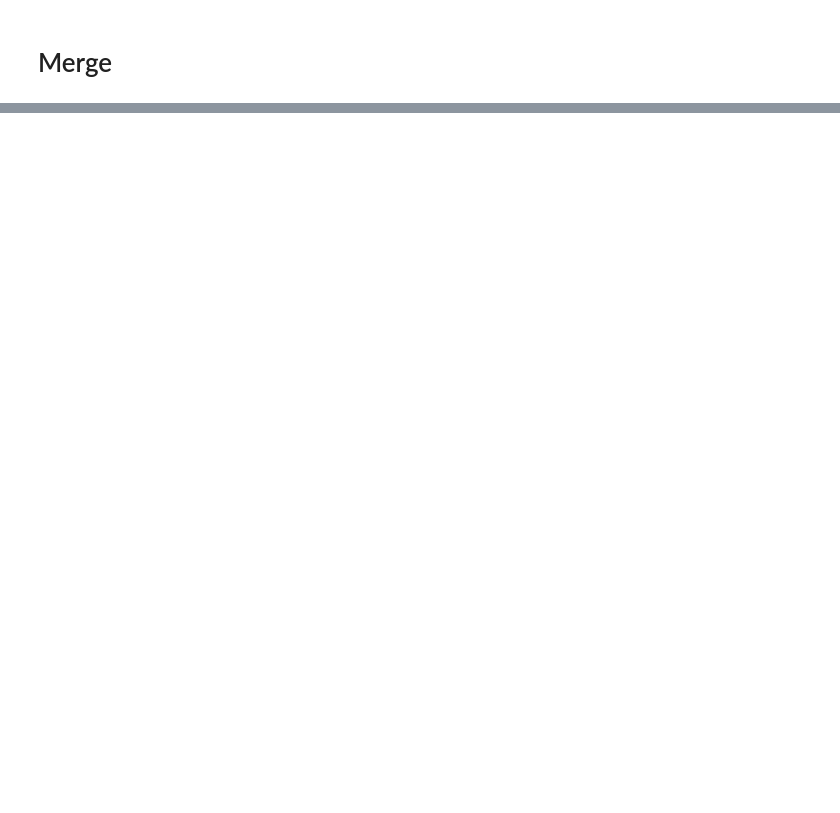
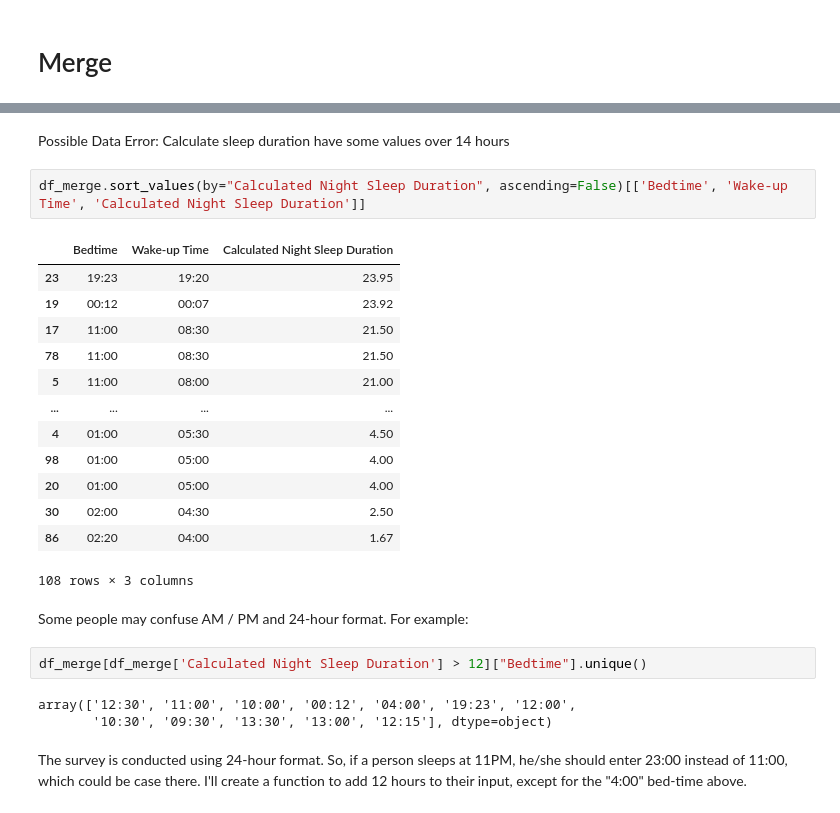
Before and after one commit to johnkimtech/sleep, a Jupyter notebook: data_prep.ipynb, the cells around one changed output, grey strips where cells are left out. Saved outputs shown, nothing was run; the diff lists cells and outputs as text; blank space fills up the shorter version.

```diff
--- a/data_prep.ipynb
+++ b/data_prep.ipynb
@@ -283,0 +390,28 @@ dfs["Korean"]
+# %% [markdown]
+Possible Data Error: Calculate sleep duration have some values over 14 hours
+# %%
+df_merge.sort_values(by="Calculated Night Sleep Duration", ascending=False)[['Bedtime', 'Wake-up Time', 'Calculated Night Sleep Duration']]
+# %% [output]
+|  | Bedtime | Wake-up Time | Calculated Night Sleep Duration |
+| 23 | 19:23 | 19:20 | 23.95 |
+| 19 | 00:12 | 00:07 | 23.92 |
+| 17 | 11:00 | 08:30 | 21.50 |
+| 78 | 11:00 | 08:30 | 21.50 |
+| 5 | 11:00 | 08:00 | 21.00 |
+| ... | ... | ... | ... |
+| 4 | 01:00 | 05:30 | 4.50 |
+| 98 | 01:00 | 05:00 | 4.00 |
+| 20 | 01:00 | 05:00 | 4.00 |
+| 30 | 02:00 | 04:30 | 2.50 |
+| 86 | 02:20 | 04:00 | 1.67 |
+108 rows × 3 columns
+# %% [markdown]
+Some people may confuse AM / PM and 24-hour format. For example:
+# %%
+df_merge[df_merge['Calculated Night Sleep Duration'] > 12]["Bedtime"].unique()
+# %% [output]
+array(['12:30', '11:00', '10:00', '00:12', '04:00', '19:23', '12:00',
+       '10:30', '09:30', '13:30', '13:00', '12:15'], dtype=object)
+# %% [markdown]
+The survey is conducted using 24-hour format. So, if a person sleeps at 11PM, he/she should enter 23:00 instead of 11:00, which could be case there.
+I'll create a function to add 12 hours to their input, except for the "4:00" bed-time above.
```
Also changed, not shown: parts of 19 cells of this notebook, 3 other files.
